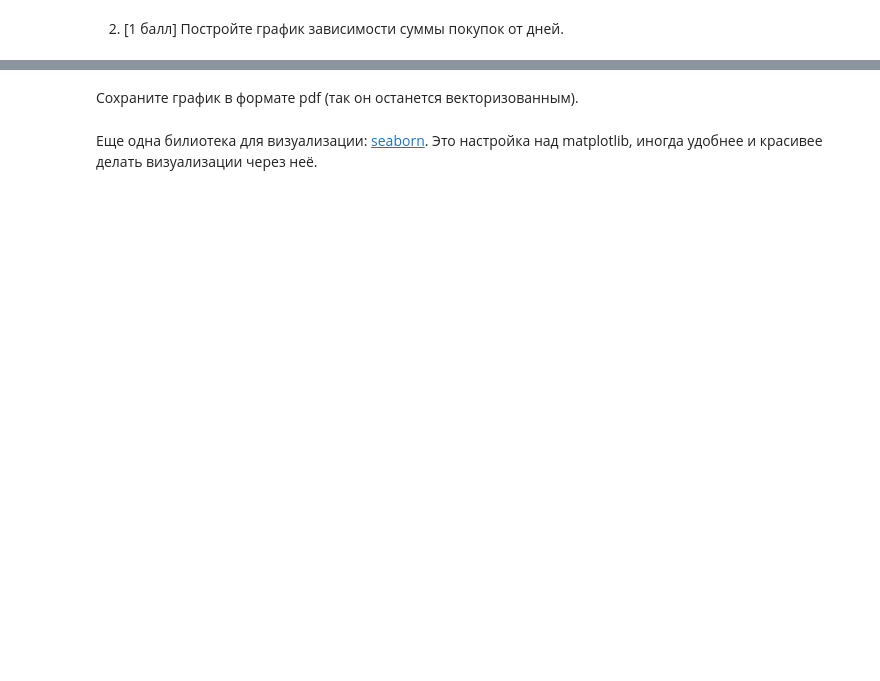
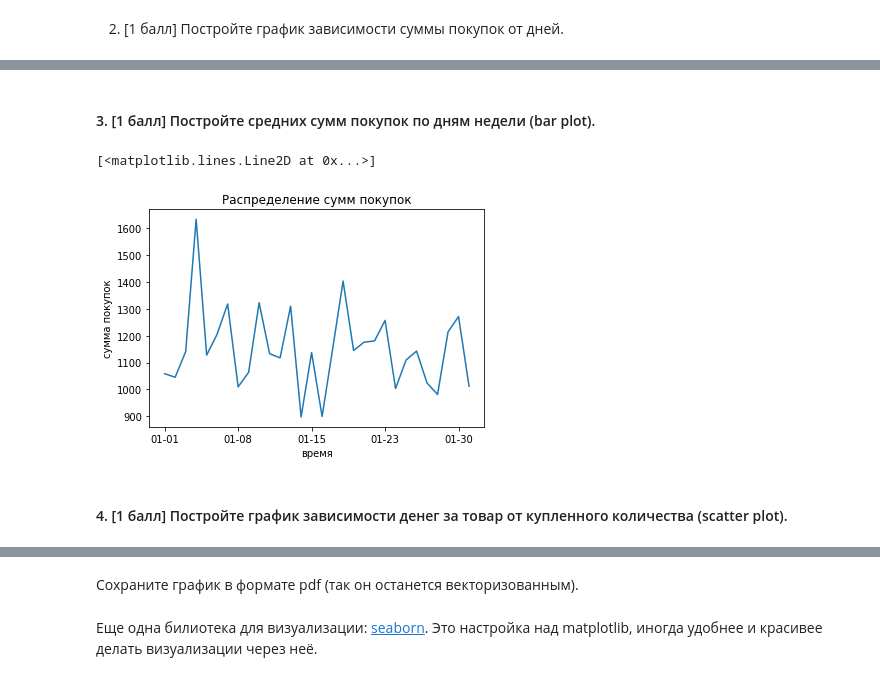
Before and after one commit to hse-mlearn/ha-01-mvdokuchaev, a Jupyter notebook: homework-practice-01.ipynb, the cells around one changed output, grey strips where cells are left out. Drawn from its saved outputs; the diff is of its cells as text; code cells hidden in the pictures; blank space fills up the shorter version.

```diff
--- a/homework-practice-01.ipynb
+++ b/homework-practice-01.ipynb
@@ -563,3 +599,19 @@ fig.subplots_adjust(wspace=0.5)
+# %% [markdown]
+#### 3. [1 балл] Постройте средних сумм покупок по дням недели (bar plot).
+# %%
+fig = plt.figure()
+cx1 = fig.add_subplot(1, 1, 1)
+cx1.set_title('Распределение сумм покупок')
+cx1.set_xlabel('время')
+cx1.set_ylabel('сумма покупок')
+ticks = cx1.set_xticks([0, 7, 14, 21, 28])
+labels = cx1.set_xticklabels(['01-01','01-08','01-15','01-23','01-30'])
+cx1.plot(data.groupby('date').sum()['item_price2'])
+# %% [output]
+[<matplotlib.lines.Line2D at 0x...>]
+[figure, added]
+# %% [markdown]
+#### 4. [1 балл] Постройте график зависимости денег за товар от купленного количества (scatter plot).
 # %%
 fig = plt.figure()
 bx1 = fig.add_subplot(1, 1, 1)
```
Also changed, not shown: parts of 12 cells of this notebook.
